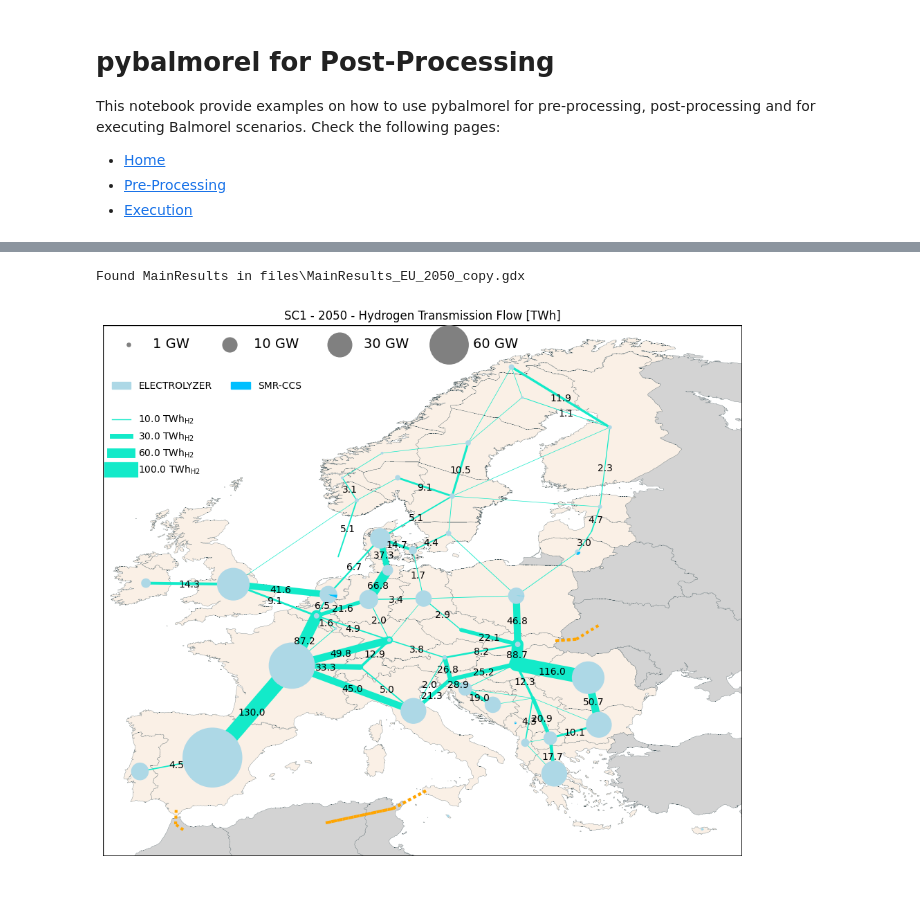
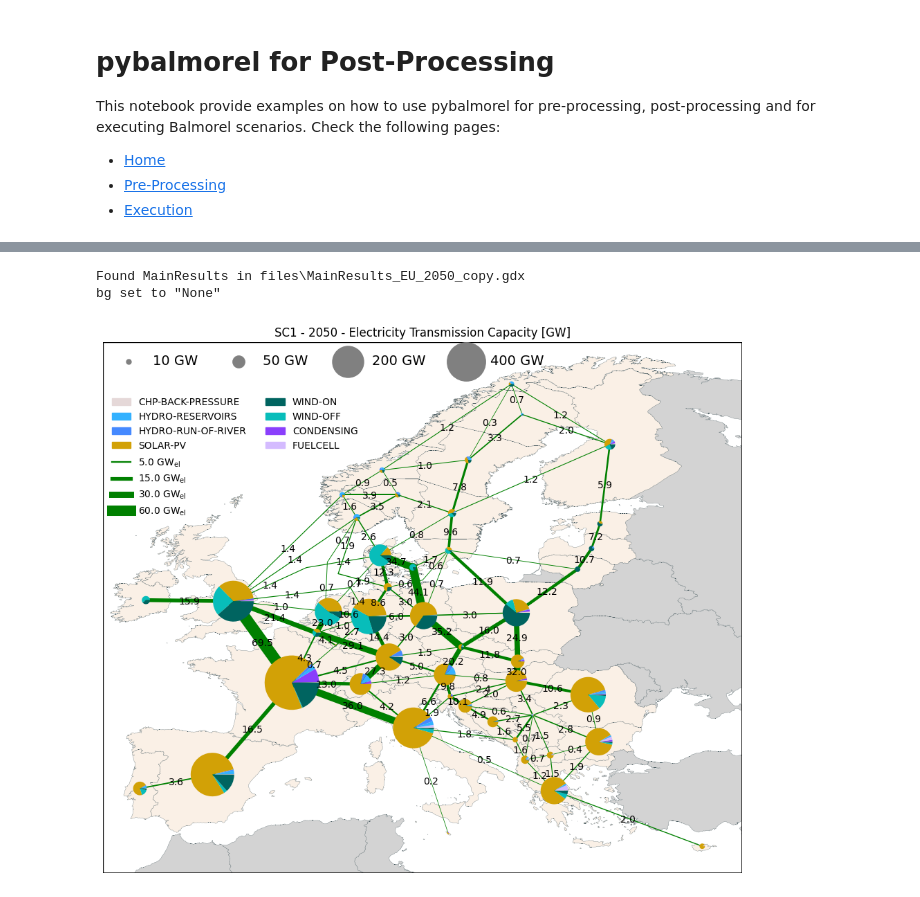
Before and after one commit to balmorelcommunity/pybalmorel, a Jupyter notebook: examples/PostProcessing_test.ipynb, the cells around one changed output, grey strips where cells are left out. Drawn from its saved outputs; the diff is of its cells as text; code cells hidden in the pictures.

Commit message:
Updates : - fix line width problem - add background colormap

```diff
--- a/examples/PostProcessing_test.ipynb
+++ b/examples/PostProcessing_test.ipynb
@@ -41,11 +41,12 @@ c:\Users\s233235\Documents\Pybalmorel\pybalmorel\examples\files\MainResults_EU_2
 13041 rows × 12 columns
 # %%
 ### 1.1.5 Plotting map of transmission capacity
-fig, ax = res.plot_map(scenario='SC1', year=2050, commodity='Hydrogen', lines='FlowYear', gnr='Capacity', gnr_var='TECH_TYPE',
-                       legend=True, gnr_show=True, line_label_show=True, line_label_min=1, line_flow_show=False, choosen_map_coordinates='EU')
+fig, ax = res.plot_map(scenario='SC1', year=2050, commodity='Electricity', lines='Capacity', gnr='Capacity', gnr_var='TECH_TYPE', bg='None',
+                       legend=True, gnr_show=True, line_label_show=True, line_label_min=0, line_flow_show=True, choosen_map_coordinates='EU')
 # %% [output]
 Found MainResults in files\MainResults_EU_2050_copy.gdx
+bg set to "None"
-[figure, old version]
+[figure, new version]
 # %%
 help(res.plot_map)
 # %% [output]
```
Also changed, not shown: parts of 2 cells of this notebook, 3 other files.
